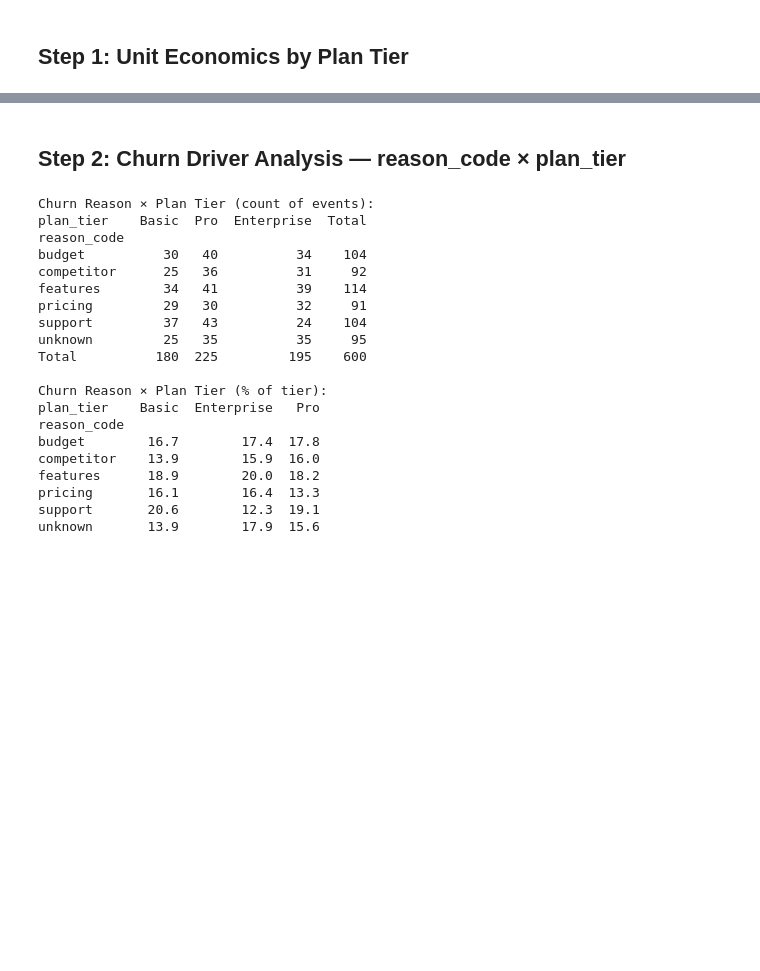
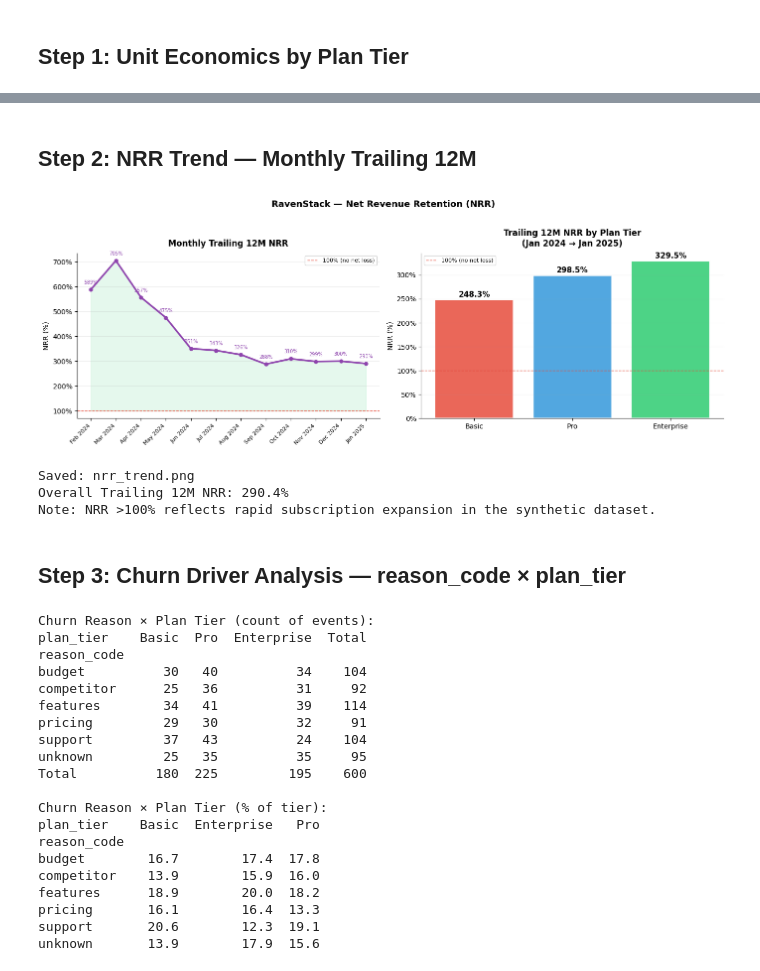
Before and after one commit to chi-n-nguyen/saas-growth-retention-analysis, a Jupyter notebook: notebooks/03_unit_economics.ipynb, the cells around one changed output, grey strips where cells are left out. Saved outputs shown, nothing was run; the diff lists cells and outputs as text; code cells hidden in the pictures; blank space fills up the shorter version.

Commit message:
feat: add NRR (net revenue retention) to unit economics

```diff
--- a/notebooks/03_unit_economics.ipynb
+++ b/notebooks/03_unit_economics.ipynb
@@ -104,5 +136,81 @@ Enterprise         1304           146      5787.48                2.7  15775.0
+# %% [markdown]
+## Step 2: NRR Trend — Monthly Trailing 12M
+# %%
+# Monthly trailing 12M NRR trend
+# For each end_date, cohort = accounts with MRR > 0 at (end_date − 12 months)
+nrr_trend_months = pd.date_range(start='2024-02-01', end='2025-01-01', freq='MS')
+nrr_trend = []
+
+for end_dt in nrr_trend_months:
+    start_dt = end_dt - pd.DateOffset(months=12)
+    s_mrr    = mrr_at_date(all_ids, start_dt)
+    cohort_m = s_mrr[s_mrr > 0].index.tolist()
+    if len(cohort_m) == 0:
+        continue
+    e_mrr   = mrr_at_date(cohort_m, end_dt).reindex(cohort_m, fill_value=0)
+    s_mrr_m = s_mrr.reindex(cohort_m)
+    nrr_trend.append({
+        'month': end_dt.strftime('%b %Y'),
+        'nrr':   round(e_mrr.sum() / s_mrr_m.sum() * 100, 1)
+    })
+
+nrr_trend_df = pd.DataFrame(nrr_trend)
+
+# ── Chart ─────────────────────────────────────────────────────────
+fig, (ax1, ax2) = plt.subplots(1, 2, figsize=(14, 5))
+
+C_NRR      = '#8e44ad'
+months_idx = range(len(nrr_trend_df))
+x_labels   = nrr_trend_df['month'].tolist()
+
+# Left: monthly NRR trend line
+ax1.plot(months_idx, nrr_trend_df['nrr'], color=C_NRR, linewidth=2.5, marker='o', markersize=5)
+ax1.axhline(100, color='#e74c3c', linewidth=1, linestyle='--', label='100% (no net loss)')
+ax1.fill_between(list(months_idx), 100, nrr_trend_df['nrr'].tolist(),
+                 where=(nrr_trend_df['nrr'] >= 100).tolist(), alpha=0.12, color='#2ecc71')
+ax1.set_xticks(list(months_idx))
+ax1.set_xticklabels(x_labels, rotation=45, ha='right', fontsize=8)
+ax1.yaxis.set_major_formatter(mticker.FuncFormatter(lambda x, _: f'{x:.0f}%'))
+ax1.set_title('Monthly Trailing 12M NRR', fontsize=12, fontweight='bold', pad=10)
+ax1.set_ylabel('NRR (%)', fontsize=10)
+ax1.grid(axis='y', alpha=0.2)
+ax1.legend(fontsize=8)
+
+for i, row in nrr_trend_df.iterrows():
+    ax1.annotate(f"{row['nrr']:.0f}%", (i, row['nrr']),
+                 textcoords='offset points', xytext=(0, 8),
+                 ha='center', fontsize=7, color=C_NRR)
+
+# Right: NRR by tier bar chart
+tier_nrr_names = ['Basic', 'Pro', 'Enterprise']
+tier_nrr_vals  = [nrr_by_tier[t] for t in tier_nrr_names]
+bar_cols = ['#e74c3c', '#3498db', '#2ecc71']
+
+bars = ax2.bar(tier_nrr_names, tier_nrr_vals, color=bar_cols, alpha=0.85, edgecolor='white', linewidth=1.5)
+ax2.axhline(100, color='#e74c3c', linewidth=1, linestyle='--', label='100% (no net loss)')
+ax2.yaxis.set_major_formatter(mticker.FuncFormatter(lambda x, _: f'{x:.0f}%'))
+for bar, val in zip(bars, tier_nrr_vals):
+    ax2.text(bar.get_x() + bar.get_width()/2, bar.get_height() + 3,
+             f'{val:.1f}%', ha='center', va='bottom', fontweight='bold', fontsize=11)
+ax2.set_title('Trailing 12M NRR by Plan Tier\n(Jan 2024 → Jan 2025)', fontsize=12, fontweight='bold', pad=10)
+ax2.set_ylabel('NRR (%)', fontsize=10)
+ax2.grid(axis='y', alpha=0.2)
+ax2.legend(fontsize=8)
+
+plt.suptitle('RavenStack — Net Revenue Retention (NRR)', fontsize=13, fontweight='bold', y=1.02)
+plt.tight_layout()
+plt.savefig('../outputs/nrr_trend.png', dpi=150, bbox_inches='tight')
+plt.show()
+print(f'Saved: nrr_trend.png')
+print(f'Overall Trailing 12M NRR: {nrr_overall:.1f}%')
+print('Note: NRR >100% reflects rapid subscription expansion in the synthetic dataset.')
+# %% [output]
+[figure, added]
+Saved: nrr_trend.png
+Overall Trailing 12M NRR: 290.4%
+Note: NRR >100% reflects rapid subscription expansion in the synthetic dataset.
 # %% [markdown]
-## Step 2: Churn Driver Analysis — reason_code × plan_tier
+## Step 3: Churn Driver Analysis — reason_code × plan_tier
 # %%
 # Join churn_events with accounts to get plan_tier
 churn_with_tier = churn_events.merge(
```
Also changed, not shown: parts of 8 cells of this notebook, 3 other files.
